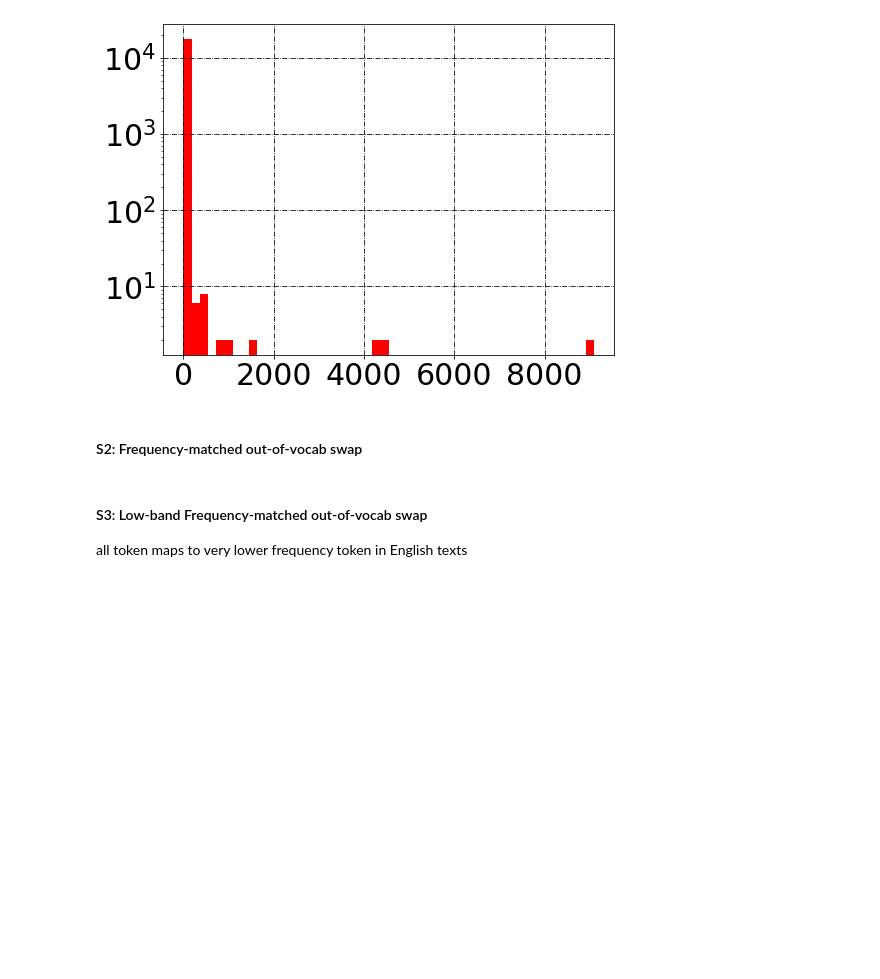
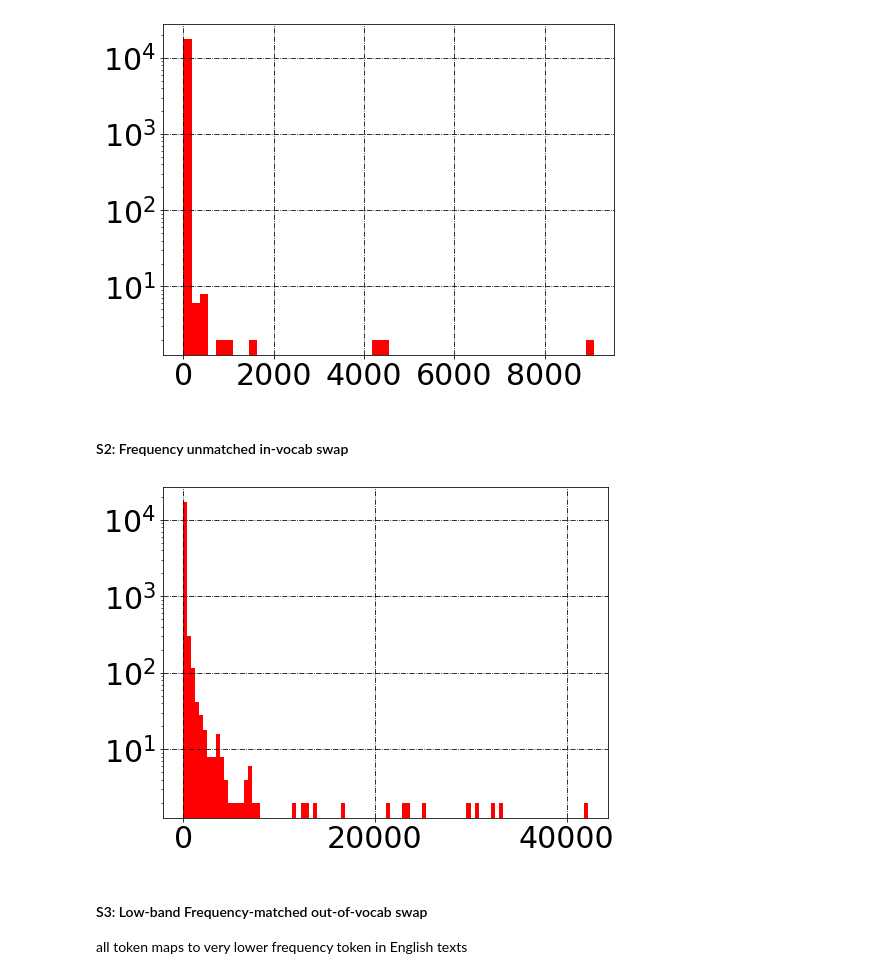
Before and after one commit to frankaging/limits-cross-domain-transfer, a Jupyter notebook: code/vocab_mismatch.ipynb, the cells around one changed output. Cells and saved outputs as stored; diff of their text form; code cells hidden in the pictures; blank space fills up the shorter version.

```diff
--- a/code/vocab_mismatch.ipynb
+++ b/code/vocab_mismatch.ipynb
@@ -269,4 +271,4 @@ plot_dist(vocab_match_frequency_iv, task_token_frequency_map, task_token_frequen
 # %% [output]
 [figure]
 # %% [markdown]
-#### S2: Frequency-matched out-of-vocab swap
+#### S2: Frequency unmatched in-vocab swap
@@ -317,3 +275,20 @@ vocab_match_frequency_oov = \
+# %%
+def generate_vocab_match_no_frequency_iv(token_by_length, token_frequency_map):
+    tokens = list(task_token_frequency_map.keys())
+    tokens_copy = copy.deepcopy(tokens)
+    tokens_copy = tokens_copy[::-1]
+    vocab_match = {}
+    for i in range(len(tokens)):
+        vocab_match[tokens[i]] = tokens_copy[i]
+    return vocab_match
+
+vocab_match_no_frequency_iv = \
+    generate_vocab_match_no_frequency_iv(task_token_by_length,
+                                       task_token_frequency_map)
+# %%
+plot_dist(vocab_match_no_frequency_iv, task_token_frequency_map, task_token_frequency_map)
+# %% [output]
+[figure, added]
 # %%
 corrupted_train_dataset = train_df.map(partial(random_corrupt,
                                                modified_basic_tokenizer,
```
Also changed, not shown: parts of 7 cells of this notebook.
